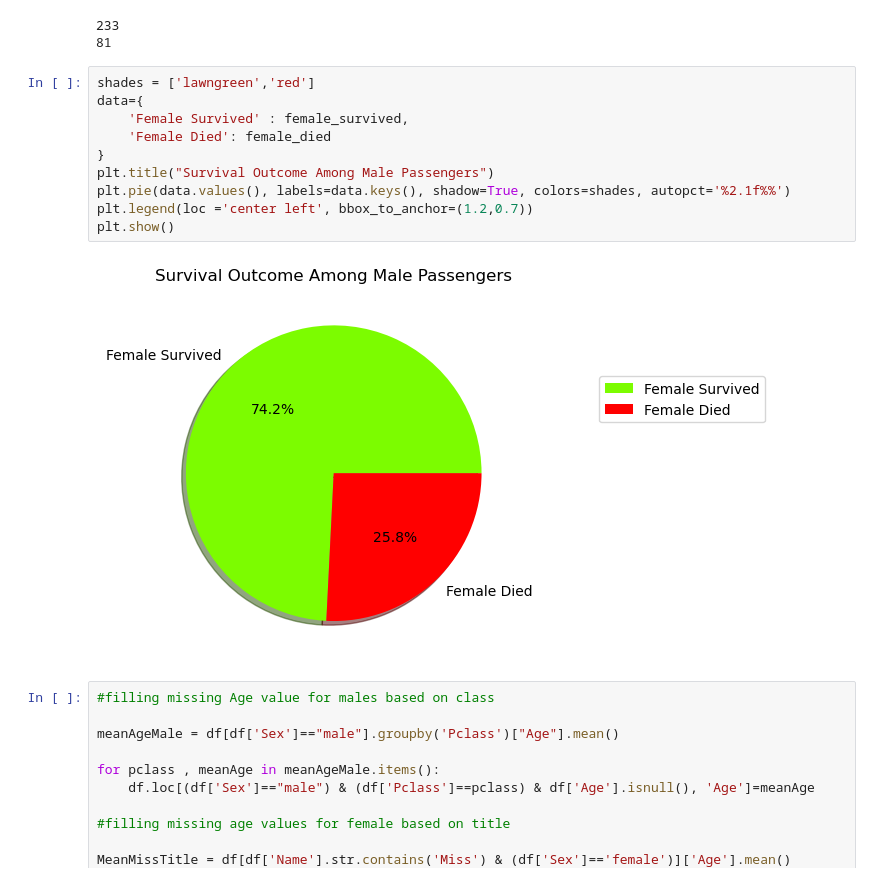
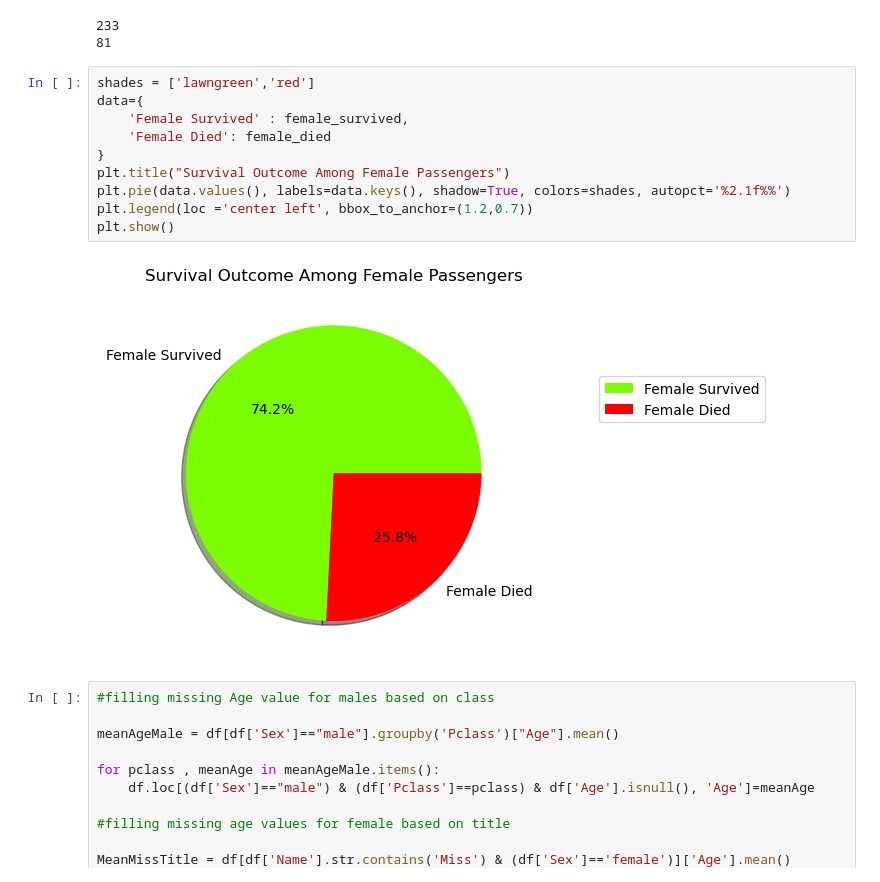
Before and after one commit to shiffa-04/Titanic-Data-set, a Jupyter notebook: Data-set.ipynb, the cells around one changed output. Cells and saved outputs as stored; diff of their text form.

```diff
--- a/Data-set.ipynb
+++ b/Data-set.ipynb
@@ -280,15 +280,15 @@ print(female_died)
 # %%
 shades = ['lawngreen','red']
 data={
     'Female Survived' : female_survived,
     'Female Died': female_died
 }
-plt.title("Survival Outcome Among Male Passengers")
+plt.title("Survival Outcome Among Female Passengers")
 plt.pie(data.values(), labels=data.keys(), shadow=True, colors=shades, autopct='%2.1f%%')
 plt.legend(loc ='center left', bbox_to_anchor=(1.2,0.7))
 plt.show()
 # %% [output]
-[figure, old version]
+[figure, new version]
 # %%
 #filling missing Age value for males based on class
 
```
Also changed, not shown: parts of 6 cells of this notebook.
